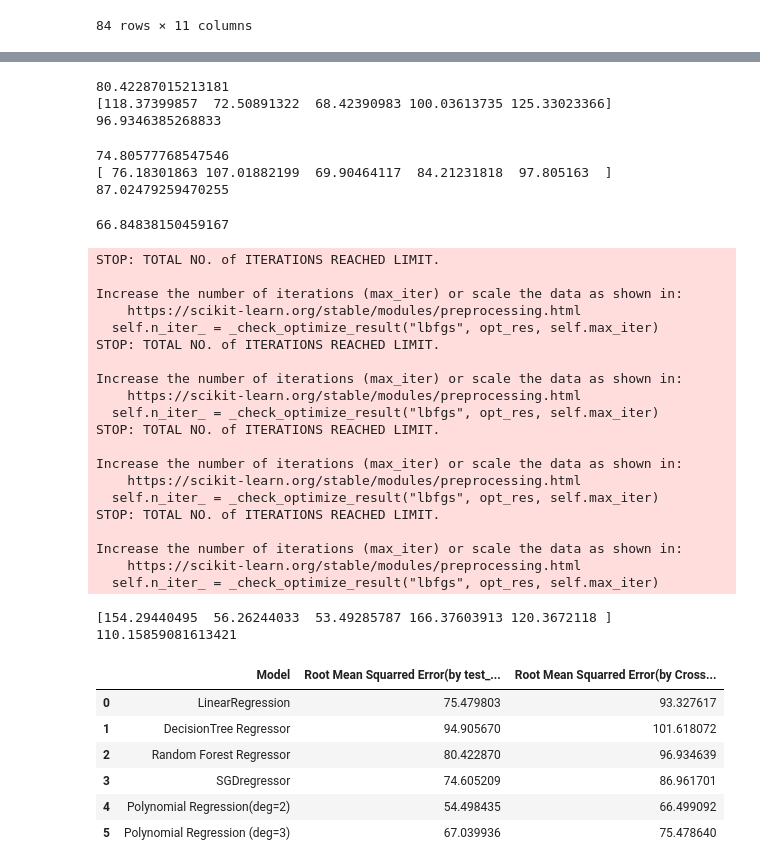
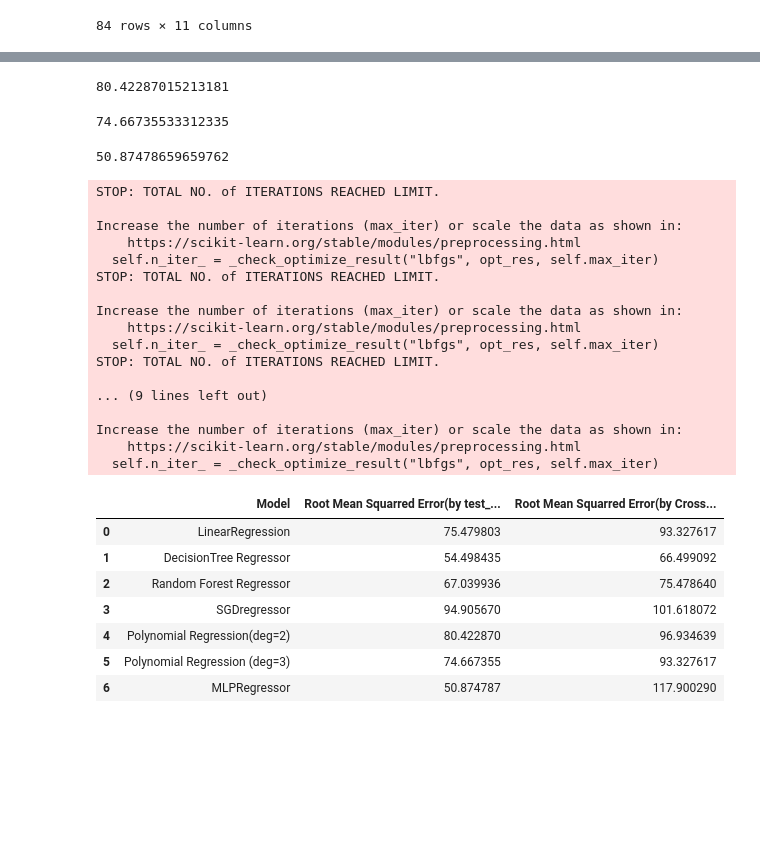
Before and after one commit to Housseming/Kaggle, a Jupyter notebook: polynomial-regression-outperforms-other-models.ipynb, the cells around one changed output, grey strips where cells are left out. Saved outputs shown, nothing was run; the diff lists cells and outputs as text; code cells hidden in the pictures; blank space fills up the shorter version.

Commit message:
Kaggle Notebook | Polynomial regression outperforms other models  | Version 5

```diff
--- a/polynomial-regression-outperforms-other-models.ipynb
+++ b/polynomial-regression-outperforms-other-models.ipynb
@@ -336,10 +349,8 @@ X_train0, X_test0, y_train0, y_test0 = train_test_split( X0, y, test_size=0.3, r
 # %%
 model.fit(X_train0, y_train0)
 y_pred0=model.predict(X_test0)
-print(np.sqrt(mean_squared_error(y_test0, y_pred0)))
+#print(np.sqrt(mean_squared_error(y_test0, y_pred0)))
 
 
-scores0=cross_val_score(model,X0,y, cv=cv,scoring="neg_mean_squared_error")
-L0=np.sqrt(-scores0)
-print(L0)
-print(np.mean(L0))
+L1.append(extract_error_cross(model,X0))
+L2.append(np.sqrt(mean_squared_error(y_test0, y_pred0)))
@@ -370,11 +373,7 @@ y_pred2=model2.predict(X_test)
 
 
 print(np.sqrt(mean_squared_error(y_test, y_pred2)))
-scores2=cross_val_score(model2,X,y, cv=cv,scoring="neg_mean_squared_error")
-L2=np.sqrt(-scores2)
-print(L2)
-print(np.mean(L2))
+L1.append(extract_error_cross(model2,X))
+L2.append(np.sqrt(mean_squared_error(y_test, y_pred2)))
 # %% [output]
 80.42287015213181
-[118.37399857  72.50891322  68.42390983 100.03613735 125.33023366]
-96.9346385268833
@@ -381,7 +384,4 @@ print(np.mean(L2))
 # %%
-scaler = StandardScaler()
-X_train_scaled = scaler.fit_transform(X_train)
-X_test_scaled = scaler.transform(X_test)
 model3 = SGDRegressor(alpha=0.001)
 model3.fit(X_train_scaled,y_train)
 y_pred3=model3.predict(X_test_scaled)
@@ -390,27 +390,21 @@ y_pred3=model3.predict(X_test_scaled)
 print(np.sqrt(mean_squared_error(y_test, y_pred3)))
 X1=X.copy()
 X1_scaled = scaler.fit_transform(X1)
-scores3=cross_val_score(model3,X1_scaled,y, cv=cv,scoring="neg_mean_squared_error")
-L3=np.sqrt(-scores3)
-print(L3)
-print(np.mean(L3))
+L1.append(extract_error_cross(model,X1_scaled))
+L2.append(np.sqrt(mean_squared_error(y_test, y_pred3)))
 # Feature scaling is obligatory without it it went for illogical errors
-# à comprendre
+# i must see this
 # %% [output]
-74.80577768547546
-[ 76.18301863 107.01882199  69.90464117  84.21231818  97.805163  ]
-87.02479259470255
+74.66735533312335
 # %%
 model4 = MLPRegressor(solver = 'lbfgs',alpha=0.001,hidden_layer_sizes=(10,10))
 model4.fit(X_train,y_train)
 y_pred4=model4.predict(X_test)
 print(np.sqrt(mean_squared_error(y_test, y_pred4)))
-scores4=cross_val_score(model4,X,y, cv=cv,scoring="neg_mean_squared_error")
-L4=np.sqrt(-scores4)
-print(L4)
-print(np.mean(L4))
+L1.append(extract_error_cross(model4,X))
+L2.append(np.sqrt(mean_squared_error(y_test, y_pred4)))
 # %% [output]
-66.84838150459167
+50.87478659659762
 STOP: TOTAL NO. of ITERATIONS REACHED LIMIT.
 
 Increase the number of iterations (max_iter) or scale the data as shown in:
@@ -423,24 +417,31 @@ Increase the number of iterations (max_iter) or scale the data as shown in:
   self.n_iter_ = _check_optimize_result("lbfgs", opt_res, self.max_iter)
 STOP: TOTAL NO. of ITERATIONS REACHED LIMIT.
 
-Increase the number of iterations (max_iter) or scale the data as shown in:
-    https://scikit-learn.org/stable/modules/preprocessing.html
-  self.n_iter_ = _check_optimize_result("lbfgs", opt_res, self.max_iter)
-STOP: TOTAL NO. of ITERATIONS REACHED LIMIT.
+... (9 lines left out)
 
 Increase the number of iterations (max_iter) or scale the data as shown in:
     https://scikit-learn.org/stable/modules/preprocessing.html
   self.n_iter_ = _check_optimize_result("lbfgs", opt_res, self.max_iter)
-[154.29440495  56.26244033  53.49285787 166.37603913 120.3672118 ]
-110.15859081613421
 # %%
-comparaison=pd.DataFrame({"Model":['LinearRegression','DecisionTree Regressor','Random Forest Regressor','SGDregressor','Polynomial Regression(deg=2)','Polynomial Regression (deg=3)'],'Root Mean Squarred Error(by test_train_split)':[75.47980259506087,94.90566954145106,80.42287015213181,74.60520936382922,54.498435234907724,67.03993563648544],'Root Mean Squarred Error(by Cross Validation)':[93.32761706946812,101.61807188161615,96.9346385268833,86.96170141225703,66.49909169888046,75.4786399597201]})
+comparaison=pd.DataFrame(
+    {
+"Model":['LinearRegression',
+         'DecisionTree Regressor',
+         'Random Forest Regressor',
+         'SGDregressor',
+         'Polynomial Regression(deg=2)',
+        'Polynomial Regression (deg=3)',
+        'MLPRegressor']
+        ,'Root Mean Squarred Error(by test_train_split)'
+                          :L2,
+                          'Root Mean Squarred Error(by Cross Validation)':L1})
 comparaison
 # %% [output]
 |  | Model | Root Mean Squarred Error(by test_... | Root Mean Squarred Error(by Cross... |
 | 0 | LinearRegression | 75.479803 | 93.327617 |
-| 1 | DecisionTree Regressor | 94.905670 | 101.618072 |
-| 2 | Random Forest Regressor | 80.422870 | 96.934639 |
-| 3 | SGDregressor | 74.605209 | 86.961701 |
-| 4 | Polynomial Regression(deg=2) | 54.498435 | 66.499092 |
-| 5 | Polynomial Regression (deg=3) | 67.039936 | 75.478640 |
+| 1 | DecisionTree Regressor | 54.498435 | 66.499092 |
+| 2 | Random Forest Regressor | 67.039936 | 75.478640 |
+| 3 | SGDregressor | 94.905670 | 101.618072 |
+| 4 | Polynomial Regression(deg=2) | 80.422870 | 96.934639 |
+| 5 | Polynomial Regression (deg=3) | 74.667355 | 93.327617 |
+| 6 | MLPRegressor | 50.874787 | 117.900290 |
```
Also changed, not shown: parts of 13 cells of this notebook.
